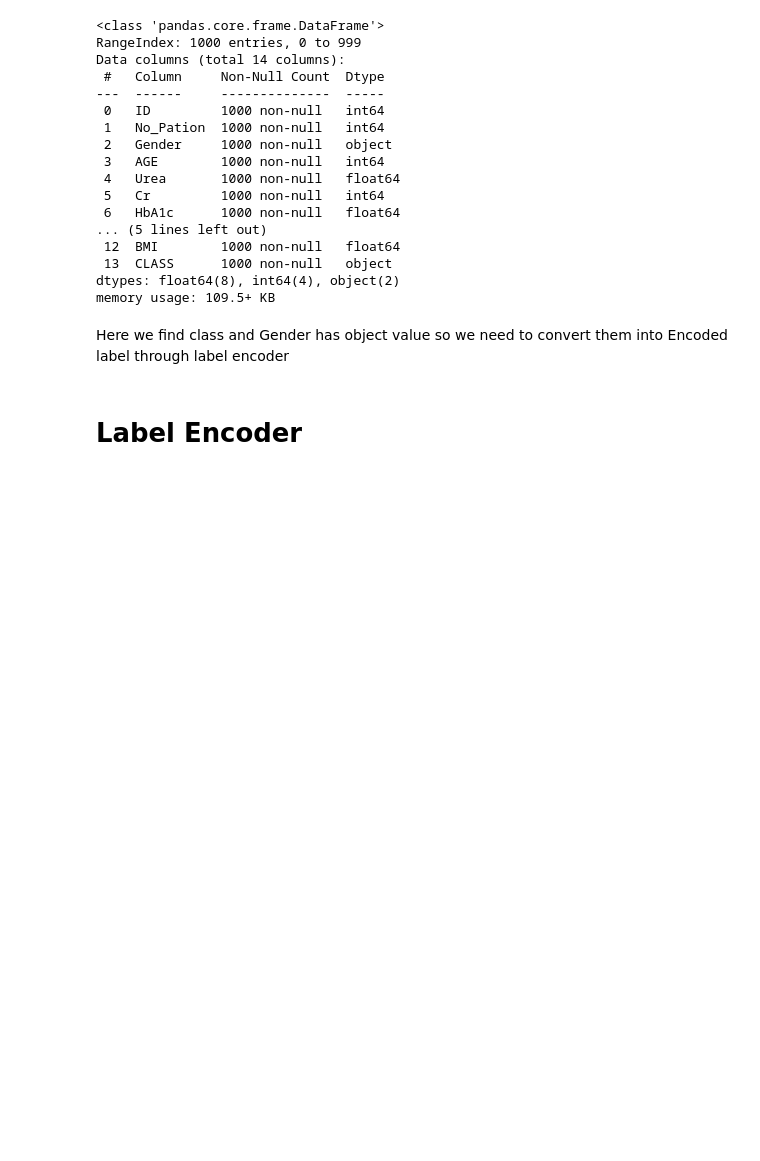
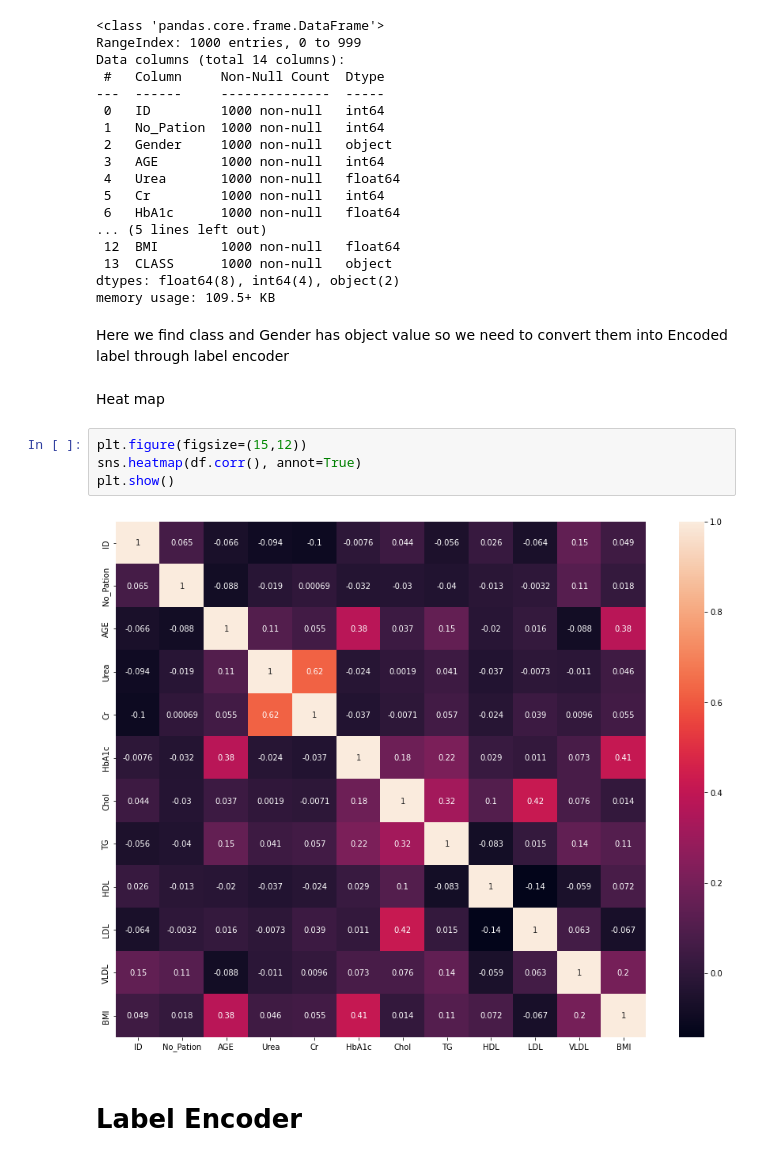
Before and after one commit to NMNayan57/Diabetes, a Jupyter notebook: Code.ipynb, the cells around one changed output. Cells and saved outputs as stored; diff of their text form; blank space fills up the shorter version.

```diff
--- a/Code.ipynb
+++ b/Code.ipynb
@@ -107,6 +106,14 @@ dtypes: float64(8), int64(4), object(2)
 memory usage: 109.5+ KB
 # %% [markdown]
 Here we find class and Gender has object value so we need to convert them into Encoded label through label encoder
+# %% [markdown]
+Heat map
+# %%
+plt.figure(figsize=(15,12))
+sns.heatmap(df.corr(), annot=True)
+plt.show()
+# %% [output]
+[figure, added]
 # %% [markdown]
 # **Label Encoder**
 # %%
```
Also changed, not shown: parts of 41 cells of this notebook.
